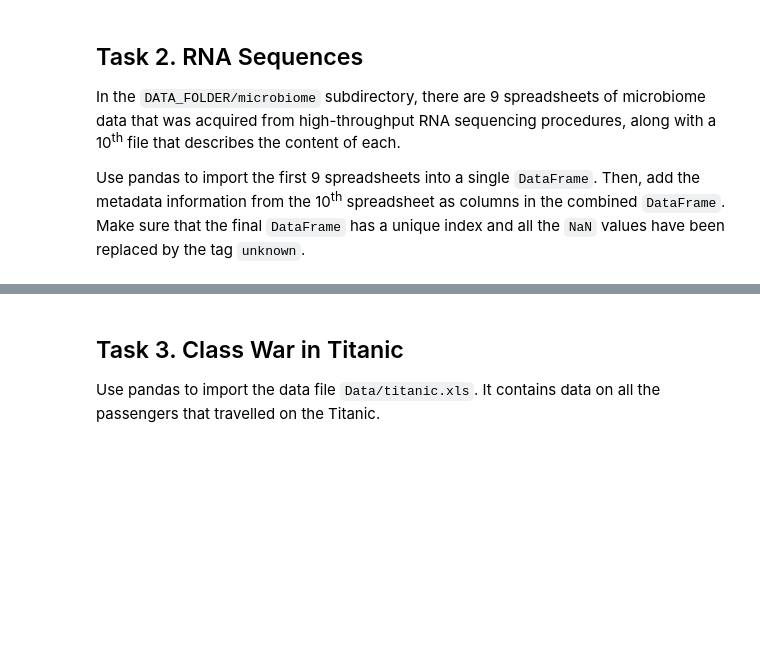
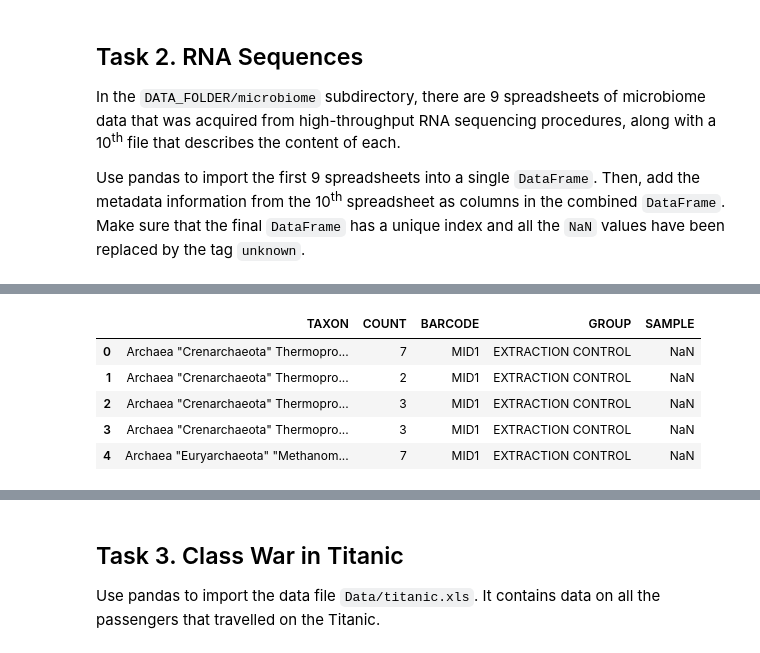
Before and after one commit to tarmeens/ada-homework, a Jupyter notebook: 01 - Pandas and Data Wrangling/Homework 1.ipynb, the cells around one changed output, grey strips where cells are left out. Cells and saved outputs as stored; diff of their text form; code cells hidden in the pictures; blank space fills up the shorter version.

```diff
--- a/01 - Pandas and Data Wrangling/Homework 1.ipynb
+++ b/01 - Pandas and Data Wrangling/Homework 1.ipynb
@@ -140,0 +196,12 @@ result.head()
+# %%
+# Perform an inner join on BARCODE, so as to match the metadata with the actual content
+metadata = pd.read_excel(metadata[0])
+result = pd.merge(result, metadata, how="inner", on="BARCODE")
+result.head()
+# %% [output]
+|  | TAXON | COUNT | BARCODE | GROUP | SAMPLE |
+| 0 | Archaea "Crenarchaeota" Thermopro... | 7 | MID1 | EXTRACTION CONTROL | NaN |
+| 1 | Archaea "Crenarchaeota" Thermopro... | 2 | MID1 | EXTRACTION CONTROL | NaN |
+| 2 | Archaea "Crenarchaeota" Thermopro... | 3 | MID1 | EXTRACTION CONTROL | NaN |
+| 3 | Archaea "Crenarchaeota" Thermopro... | 3 | MID1 | EXTRACTION CONTROL | NaN |
+| 4 | Archaea "Euryarchaeota" "Methanom... | 7 | MID1 | EXTRACTION CONTROL | NaN |
```
Also changed, not shown: parts of 21 cells of this notebook.
